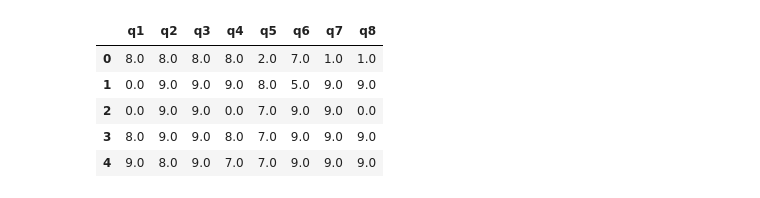
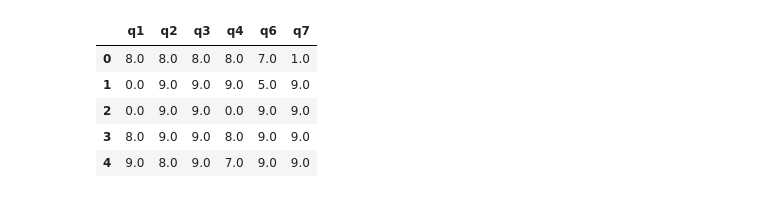
Before and after one commit to BerkeleyAutomation/malasakit, a Jupyter notebook: analysis/PCA.ipynb, the cells around one changed output. Cells and saved outputs as stored; diff of their text form; code cells hidden in the pictures.

Commit message:
Removed non-sentiment questions, added histograms of quantitative responses

```diff
--- a/analysis/PCA.ipynb
+++ b/analysis/PCA.ipynb
@@ -6,11 +9,14 @@ import pandas as pd
-# %%
-df = pd.read_csv('quantitative-question-ratings.csv')
-del df['index']
-df.head()
-# %% [output]
-|  | q1 | q2 | q3 | q4 | q5 | q6 | q7 | q8 |
-| 0 | 8.0 | 8.0 | 8.0 | 8.0 | 2.0 | 7.0 | 1.0 | 1.0 |
-| 1 | 0.0 | 9.0 | 9.0 | 9.0 | 8.0 | 5.0 | 9.0 | 9.0 |
-| 2 | 0.0 | 9.0 | 9.0 | 0.0 | 7.0 | 9.0 | 9.0 | 0.0 |
-| 3 | 8.0 | 9.0 | 9.0 | 8.0 | 7.0 | 9.0 | 9.0 | 9.0 |
-| 4 | 9.0 | 8.0 | 9.0 | 7.0 | 7.0 | 9.0 | 9.0 | 9.0 |
+# %%
+df = pd.read_csv('quantitative-question-ratings.csv')
+# Removing questions not measuring sentiment:
+#   * "How many days of disaster supplies (e.g., canned food, bottled water, medicine) are immediately available to you in your home?"
+#   * "How many weeks has it been since you participated in a disaster drill?"
+del df['index'], df['q5'], df['q8']
+df.head()
+# %% [output]
+|  | q1 | q2 | q3 | q4 | q6 | q7 |
+| 0 | 8.0 | 8.0 | 8.0 | 8.0 | 7.0 | 1.0 |
+| 1 | 0.0 | 9.0 | 9.0 | 9.0 | 5.0 | 9.0 |
+| 2 | 0.0 | 9.0 | 9.0 | 0.0 | 9.0 | 9.0 |
+| 3 | 8.0 | 9.0 | 9.0 | 8.0 | 9.0 | 9.0 |
+| 4 | 9.0 | 8.0 | 9.0 | 7.0 | 9.0 | 9.0 |
```
Also changed, not shown: parts of 6 cells of this notebook.
